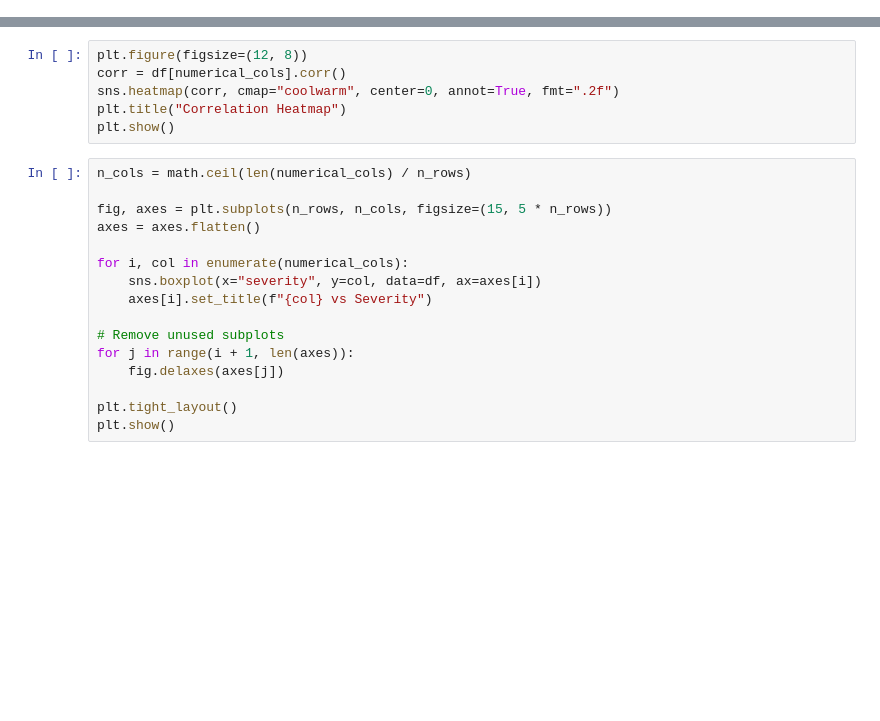
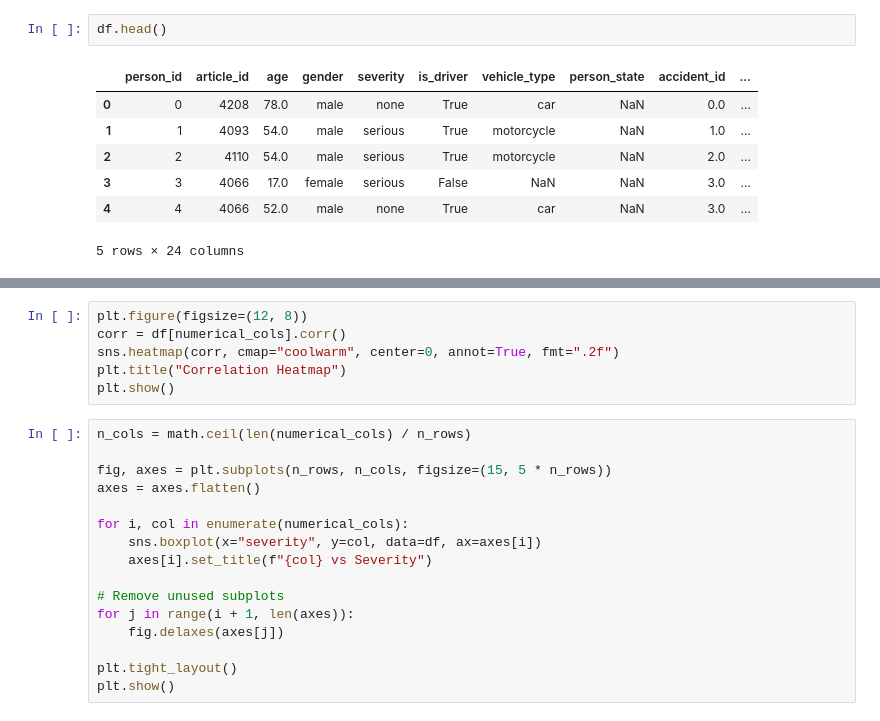
Before and after one commit to Alan-Grech295/ics5110-news-analysis, a Jupyter notebook: 2_exploratory_analysis.ipynb, the cells around one changed output, grey strips where cells are left out. Cells and saved outputs as stored; diff of their text form; blank space fills up the shorter version.

```diff
--- a/2_exploratory_analysis.ipynb
+++ b/2_exploratory_analysis.ipynb
@@ -11,3 +29,13 @@ print(df.info())
+# %%
+df.head()
+# %% [output]
+|  | person_id | article_id | age | gender | severity | is_driver | vehicle_type | person_state | accident_id | ... |
+| 0 | 0 | 4208 | 78.0 | male | none | True | car | NaN | 0.0 | ... |
+| 1 | 1 | 4093 | 54.0 | male | serious | True | motorcycle | NaN | 1.0 | ... |
+| 2 | 2 | 4110 | 54.0 | male | serious | True | motorcycle | NaN | 2.0 | ... |
+| 3 | 3 | 4066 | 17.0 | female | serious | False | NaN | NaN | 3.0 | ... |
+| 4 | 4 | 4066 | 52.0 | male | none | True | car | NaN | 3.0 | ... |
+5 rows × 24 columns
 # %%
 categorical_cols = ["severity", "vehicle_type", "accident_type", "location", "time_of_day"]
 # for col in categorical_cols:
```
Also changed, not shown: parts of 4 cells of this notebook, 3 other files.
